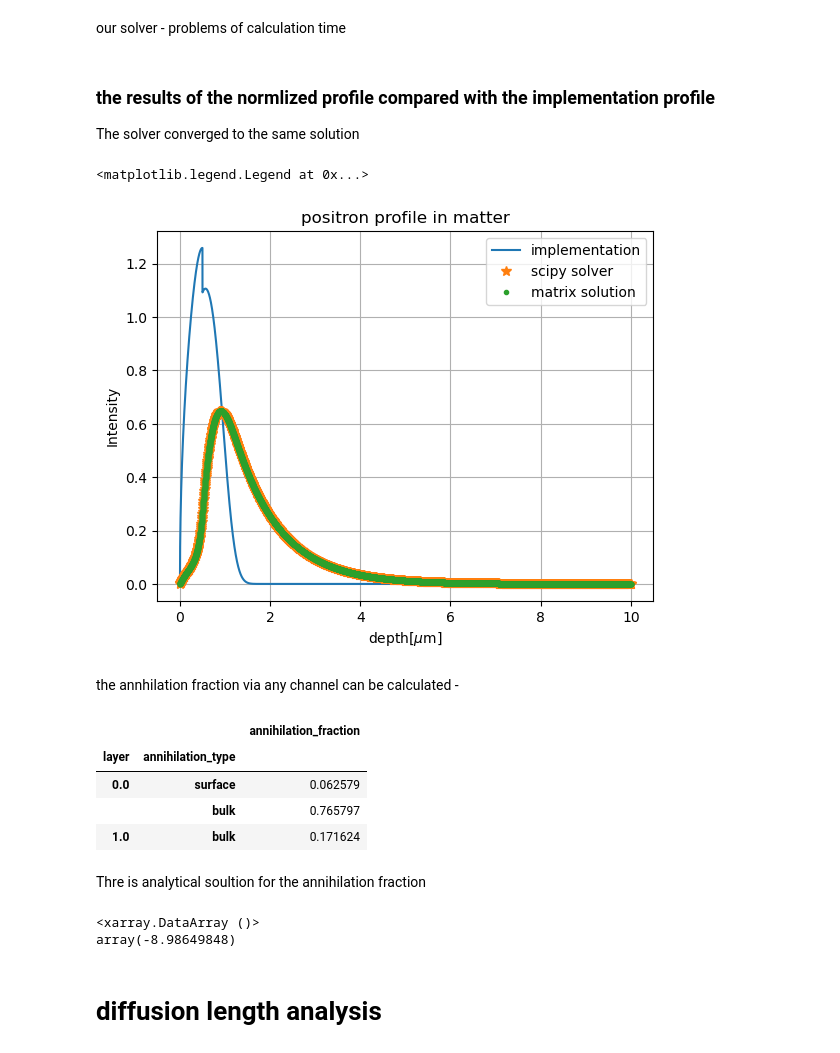
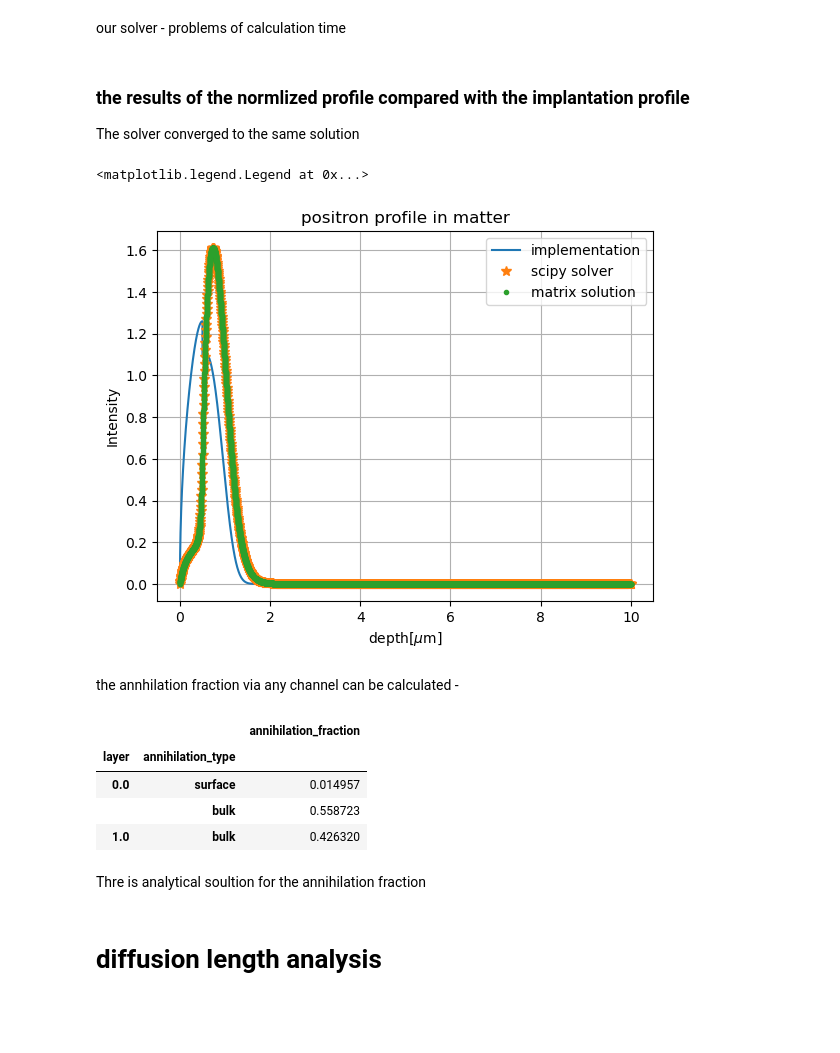
Before and after one commit to achiyaAmrusi/pyPAS, a Jupyter notebook: examples/benchmark_diffusion_length.ipynb, the cells around one changed output. Cells and saved outputs as stored; diff of their text form; code cells hidden in the pictures; blank space fills up the shorter version.

```diff
--- a/examples/benchmark_diffusion_length.ipynb
+++ b/examples/benchmark_diffusion_length.ipynb
@@ -45,8 +35,8 @@ Name: 4, dtype: object
 # %%
 from scipy.constants import nano, micro, centi
 
-L = 0.1e3*(nano/micro) # micrometers
-L1 = 1e3*(nano/micro) # micrometers
+L = 40*(nano/micro) # micrometers
+L1 = 150*(nano/micro) # micrometers
 
 D = 1
 surface_absorbtion_rate = 1e20
@@ -60,57 +50,56 @@ m1 = Material(D,0,lambda_b1)
 layer = Layer(0, 0.5, m)
 layer1 = Layer(0, 9.5, m1)
 
-sample = Sample([layer, layer1], surface_absorbtion_rate)
+si_sample = Sample([layer, layer1], surface_absorbtion_rate)
 # %% [markdown]
  find the implementation profile of thermal postrons using gosh profile
 # %%
-implementation_depth = np.linspace(0, sample.size, 10000)
-positron_implementation_profile = multilayer_implementation_profile(positron_energy=10,
-                                                                    depth_vector=implementation_depth,
-                                                                    widths=[sample.layers[0].width,sample.layers[1].width],
-                                                                    materials_parameters=[Sio2_parameters, Si_parameters],
-                                                                    densities=[Sio2_parameters.density, Si_parameters.density],
-                                                                    implementation_profile_function=ghosh_profile)
-positron_implementation_profile = positron_implementation_profile/positron_implementation_profile.integrate('x')
+implantation_depth = np.linspace(0, si_sample.size, 10000)
+positron_implantation_profile = multilayer_implantation_profile(positron_energy=10,
+                                                                  depth_vector=implantation_depth,
+                                                                  widths=[si_sample.layers[0].width,si_sample.layers[1].width],
+                                                                  materials_parameters=[Sio2_parameters, Si_parameters],
+                                                                  densities=[Sio2_parameters.density, Si_parameters.density],
+                                                                  implantation_profile_function=ghosh_profile)
 # %% [markdown]
 ### Now there are two options, solving the equation with scipy or with our solver.
 # %% [markdown]
 scipy solve - problems of calculation time
 # %%
-scipy_positron_profile_sol = scipy_positrons_annihilation_profile(positron_implementation_profile, sample, num_of_mesh_cells=2000)
+scipy_positron_profile_sol = scipy_positrons_annihilation_profile(positron_implantation_profile, si_sample, num_of_mesh_cells=2000)
 scipy_positron_profile_sol_xarray = xr.DataArray(scipy_positron_profile_sol.y[0], coords={'x': scipy_positron_profile_sol.x})
 # %% [markdown]
 our solver - problems of calculation time
 # %%
-positron_profile_sol = positrons_annihilation_profile_solver(positron_implementation_profile, sample, mesh_size=10000)
+positron_profile_sol = positrons_annihilation_profile_solver(positron_implantation_profile, si_sample, mesh_size=10000)
 # %% [markdown]
-### the results of the normlized profile compared with the implementation profile
+### the results of the normlized profile compared with the implantation profile
 The solver converged to the same solution
 # %%
-positron_implementation_profile.plot()
+positron_implantation_profile.plot()
 (scipy_positron_profile_sol_xarray/scipy_positron_profile_sol_xarray.integrate('x')).plot(marker='*', ls='', markersize=7)
 (positron_profile_sol/positron_profile_sol.integrate('x')).plot(marker='.', ls='')
 
 plt.title('positron profile in matter')
 plt.grid(True)
-plt.xlabel('depth[$\mu$m]')
+plt.xlabel(r'depth[$\mu$m]')
 plt.ylabel('Intensity')
-plt.legend(['implementation', 'scipy solver', 'matrix solution'])
+plt.legend(['implantation', 'scipy solver', 'matrix solution'])
 #plt.xlim([0,0.5])
 #plt.ylim([0,0.5])
 # %% [output]
 <matplotlib.legend.Legend at 0x...>
-[figure, old version]
+[figure, new version]
 # %% [markdown]
 the annhilation fraction via any channel can be calculated -
 # %%
-df = profile_annihilation_fraction(positron_profile_sol, sample)
+df = profile_annihilation_fraction(positron_profile_sol, si_sample)
 df
 # %% [output]
 |  |  | annihilation_fraction |
 | layer | annihilation_type |  |
-| 0.0 | surface | 0.062579 |
-|  | bulk | 0.765797 |
-| 1.0 | bulk | 0.171624 |
+| 0.0 | surface | 0.014957 |
+|  | bulk | 0.558723 |
+| 1.0 | bulk | 0.426320 |
 # %% [markdown]
 Thre is analytical soultion for the annihilation fraction
@@ -121,12 +106,3 @@ def analytical_annhilation_fraction(profile, diffusion_length, absorbtion_length
-# %%
-diffusion_length = L
-absorbtion_length = 1/(surface_absorbtion_rate/D)
-surface_fraction = analytical_annhilation_fraction(
-    positron_implementation_profile, diffusion_length, absorbtion_length)
-100*(surface_fraction - df.loc[(0, 'surface')]['annihilation_fraction'])/surface_fraction
-# %% [output]
-<xarray.DataArray ()>
-array(-8.98649848)
 # %% [markdown]
 # diffusion length analysis
 # %% [markdown]
```
Also changed, not shown: parts of 25 cells of this notebook, 1 other file.
